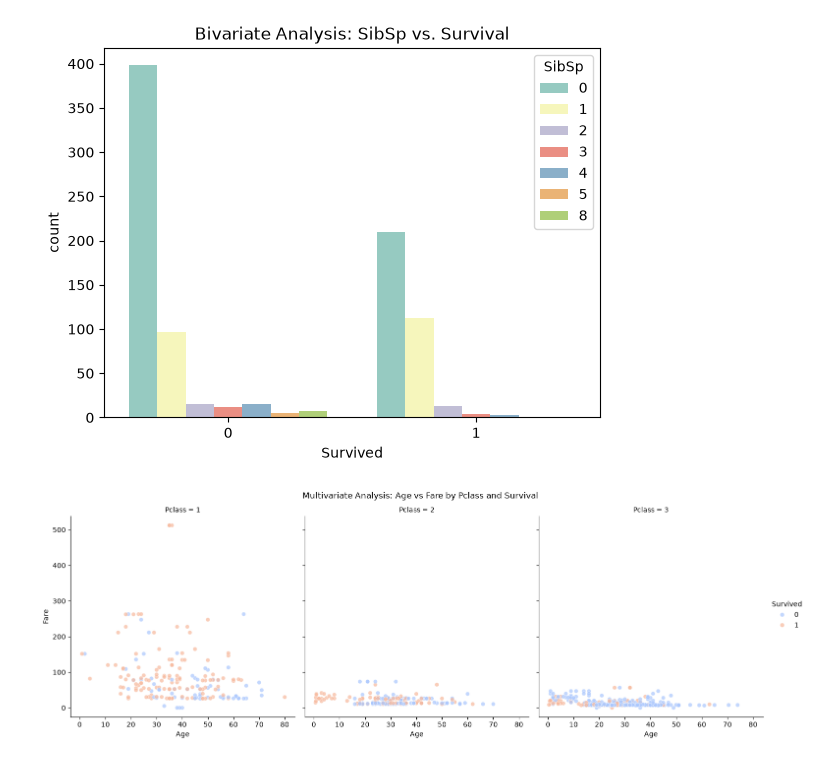
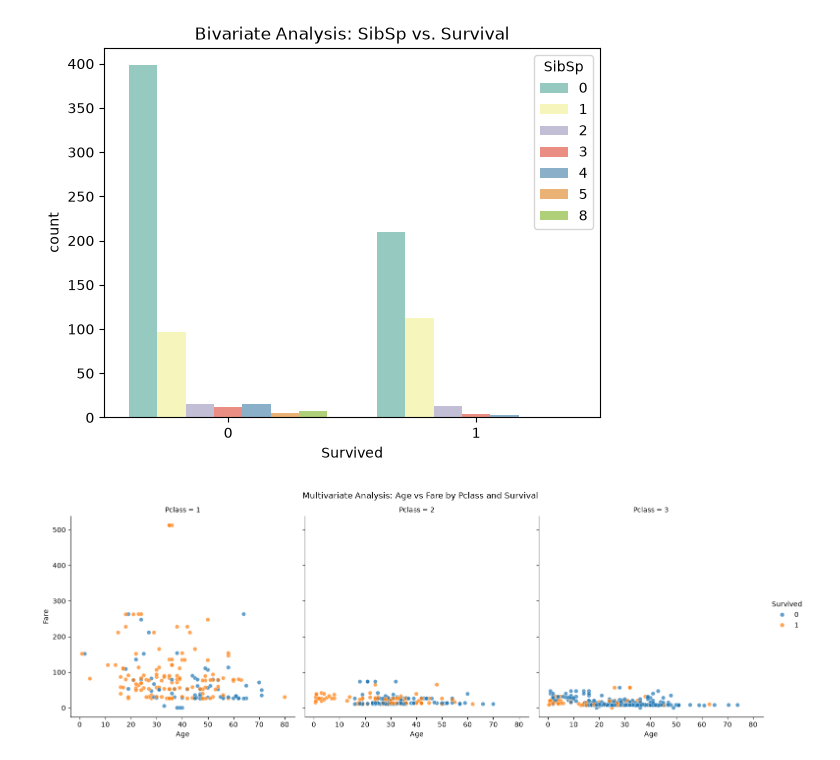
Before and after one commit to PratikGadhe/Python-For-Ai-Ml, a Jupyter notebook: practical/Practical 1.ipynb, the cells around one changed output. Saved outputs shown, nothing was run; the diff lists cells and outputs as text; code cells hidden in the pictures.

```diff
--- a/practical/Practical 1.ipynb
+++ b/practical/Practical 1.ipynb
@@ -159,13 +173,14 @@ plt.close()
 # %% [output]
 [figure]
 # %%
-g = sns.relplot(data=df,    x="Age", y="Fare", hue="Survived", col="Pclass",kind="scatter",alpha=0.7,palette="coolwarm")
+# EDA : 3. Multivariate Analysis
+g = sns.relplot(data=df,    x="Age", y="Fare", hue="Survived", col="Pclass",kind="scatter",alpha=0.7)
 g.fig.suptitle("Multivariate Analysis: Age vs Fare by Pclass and Survival", y=1.03)
 plt.savefig("multivariate_age_fare_pclass.png")
 plt.show()
 plt.close()
 # %% [output]
-[figure, old version]
+[figure, new version]
 # %%
 plt.figure()
 sns.pointplot(data=df, x="Pclass", y="Survived", hue="Sex", palette="dark")
```
Also changed, not shown: parts of 24 cells of this notebook, 19 other files.
